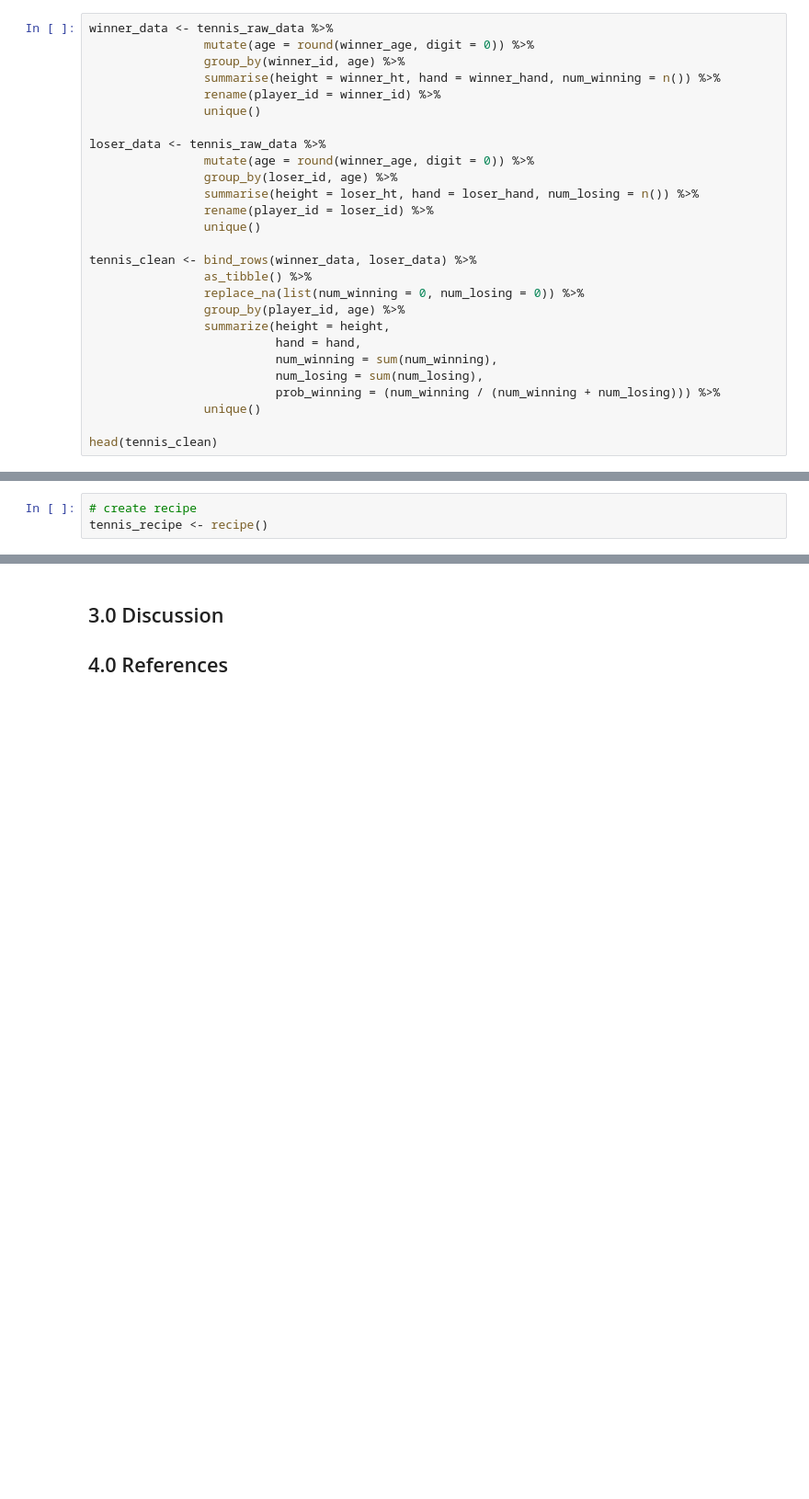
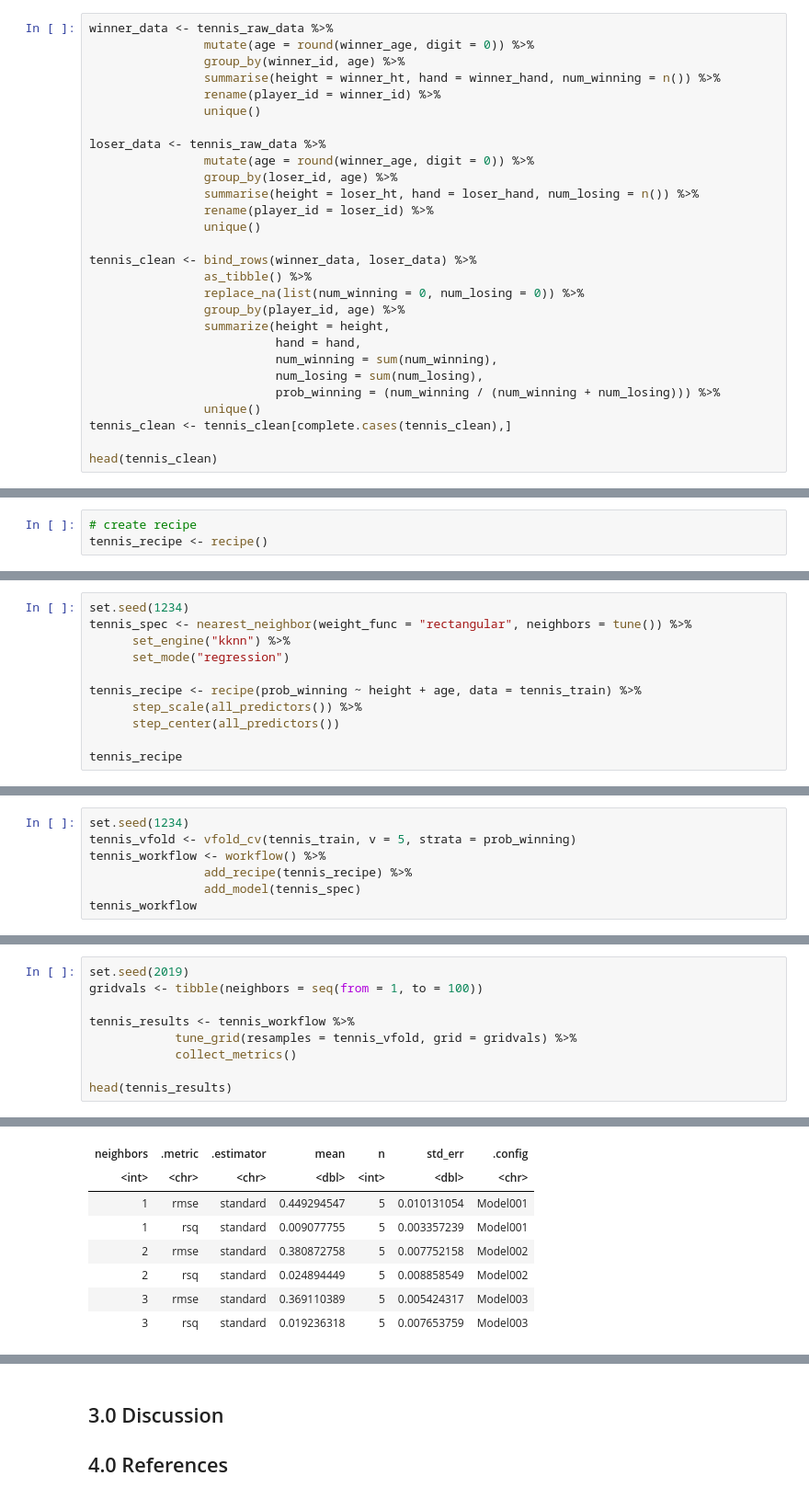
Before and after one commit to zhangLily2020/DSCI-100-Group-Project, a Jupyter notebook: final_report.ipynb, the cells around one changed output, grey strips where cells are left out. Shown at 92% size. Drawn from its saved outputs; the diff is of its cells as text; blank space fills up the shorter version.

```diff
--- a/final_report.ipynb
+++ b/final_report.ipynb
@@ -83,6 +101,7 @@ tennis_clean <- bind_rows(winner_data, loser_data) %>%
                           num_losing = sum(num_losing),
                           prob_winning = (num_winning / (num_winning + num_losing))) %>%
                 unique()
+tennis_clean <- tennis_clean[complete.cases(tennis_clean),]
 
 head(tennis_clean)
 # %% [output]
@@ -203,0 +207,11 @@ tennis_recipe <- recipe()
+# %%
+set.seed(1234)
+tennis_spec <- nearest_neighbor(weight_func = "rectangular", neighbors = tune()) %>%
+      set_engine("kknn") %>%
+      set_mode("regression")
+
+tennis_recipe <- recipe(prob_winning ~ height + age, data = tennis_train) %>%
+      step_scale(all_predictors()) %>%
+      step_center(all_predictors())
+
+tennis_recipe
@@ -203,0 +231,7 @@ tennis_recipe <- recipe()
+# %%
+set.seed(1234)
+tennis_vfold <- vfold_cv(tennis_train, v = 5, strata = prob_winning)
+tennis_workflow <- workflow() %>%
+                add_recipe(tennis_recipe) %>%
+                add_model(tennis_spec)
+tennis_workflow
@@ -203,0 +257,10 @@ tennis_recipe <- recipe()
+# %%
+set.seed(2019)
+gridvals <- tibble(neighbors = seq(from = 1, to = 100))
+
+tennis_results <- tennis_workflow %>%
+            tune_grid(resamples = tennis_vfold, grid = gridvals) %>%
+            collect_metrics()
+
+head(tennis_results)
+# %% [output]
@@ -203,0 +268,8 @@ tennis_recipe <- recipe()
+| neighbors | .metric | .estimator | mean | n | std_err | .config |
+| <int> | <chr> | <chr> | <dbl> | <int> | <dbl> | <chr> |
+| 1 | rmse | standard | 0.449294547 | 5 | 0.010131054 | Model001 |
+| 1 | rsq | standard | 0.009077755 | 5 | 0.003357239 | Model001 |
+| 2 | rmse | standard | 0.380872758 | 5 | 0.007752158 | Model002 |
+| 2 | rsq | standard | 0.024894449 | 5 | 0.008858549 | Model002 |
+| 3 | rmse | standard | 0.369110389 | 5 | 0.005424317 | Model003 |
+| 3 | rsq | standard | 0.019236318 | 5 | 0.007653759 | Model003 |
```
Also changed, not shown: parts of 13 cells of this notebook.
